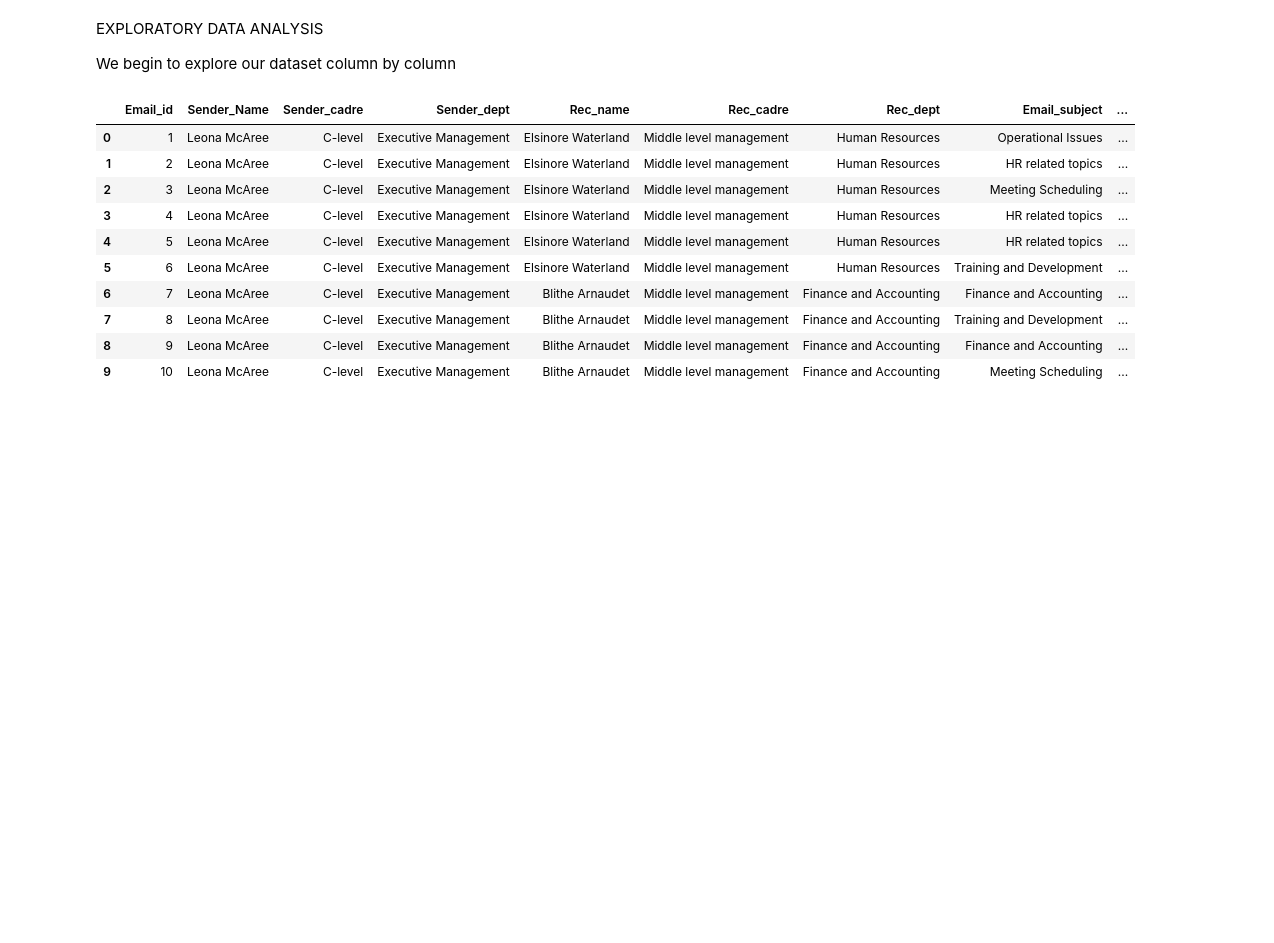
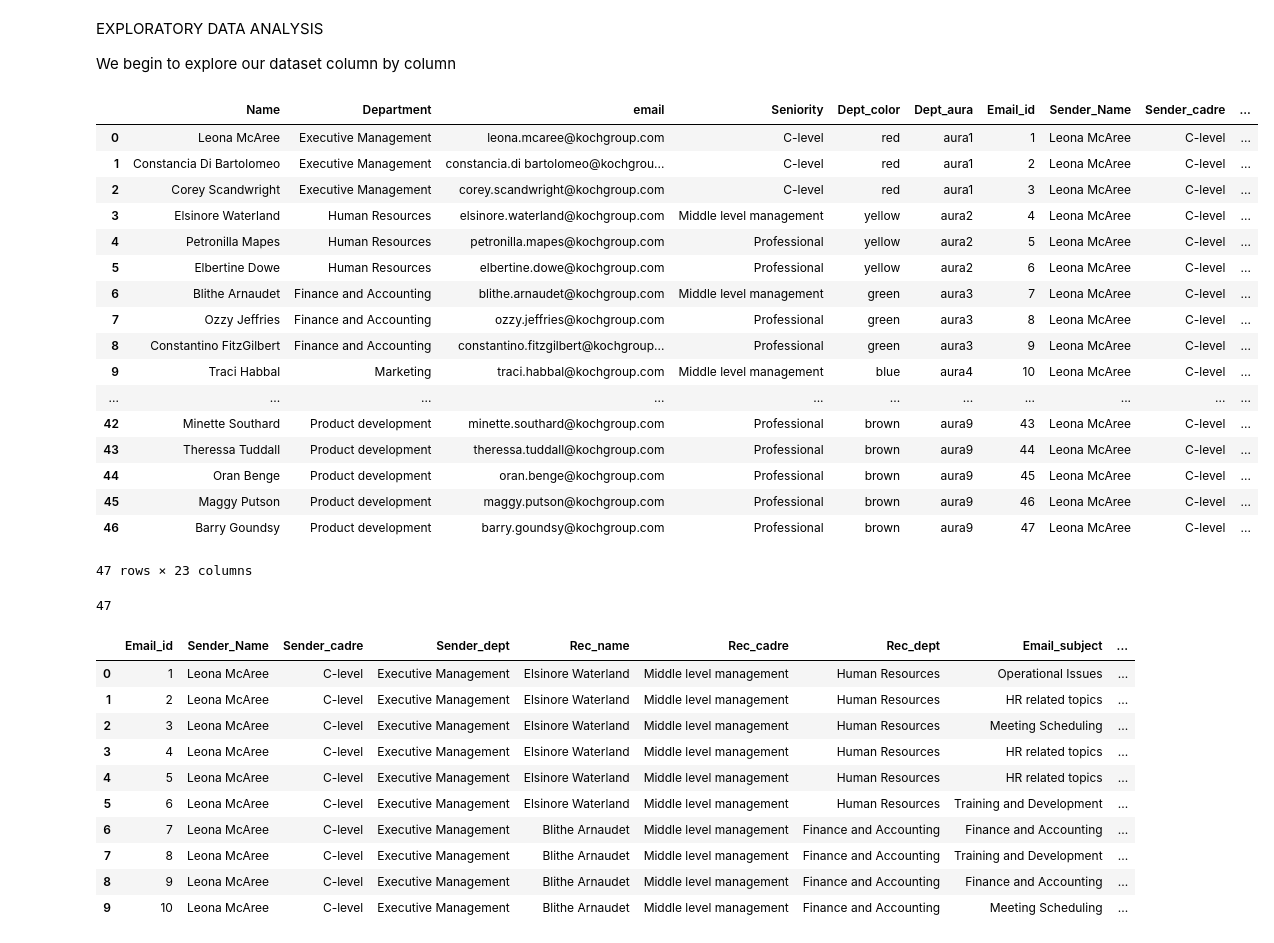
Before and after one commit to djibril968/Python_projects, a Jupyter notebook: Onyx_email_analysis.ipynb, the cells around one changed output. Saved outputs shown, nothing was run; the diff lists cells and outputs as text; code cells hidden in the pictures; blank space fills up the shorter version.

```diff
--- a/Onyx_email_analysis.ipynb
+++ b/Onyx_email_analysis.ipynb
@@ -188,3 +188,33 @@ Email_dim.head()
 EXPLORATORY DATA ANALYSIS
 
 We begin to explore our dataset column by column
+# %%
+#total employees
+#extract data using an inner join
+join_extract = Email_dim.join(Email_fact_data, how = 'inner')
+join_extract
+# %% [output]
+|  | Name | Department | email | Seniority | Dept_color | Dept_aura | Email_id | Sender_Name | Sender_cadre | ... |
+| 0 | Leona McAree | Executive Management | leona.mcaree@kochgroup.com | C-level | red | aura1 | 1 | Leona McAree | C-level | ... |
+| 1 | Constancia Di Bartolomeo | Executive Management | constancia.di bartolomeo@kochgrou... | C-level | red | aura1 | 2 | Leona McAree | C-level | ... |
+| 2 | Corey Scandwright | Executive Management | corey.scandwright@kochgroup.com | C-level | red | aura1 | 3 | Leona McAree | C-level | ... |
+| 3 | Elsinore Waterland | Human Resources | elsinore.waterland@kochgroup.com | Middle level management | yellow | aura2 | 4 | Leona McAree | C-level | ... |
+| 4 | Petronilla Mapes | Human Resources | petronilla.mapes@kochgroup.com | Professional | yellow | aura2 | 5 | Leona McAree | C-level | ... |
+| 5 | Elbertine Dowe | Human Resources | elbertine.dowe@kochgroup.com | Professional | yellow | aura2 | 6 | Leona McAree | C-level | ... |
+| 6 | Blithe Arnaudet | Finance and Accounting | blithe.arnaudet@kochgroup.com | Middle level management | green | aura3 | 7 | Leona McAree | C-level | ... |
+| 7 | Ozzy Jeffries | Finance and Accounting | ozzy.jeffries@kochgroup.com | Professional | green | aura3 | 8 | Leona McAree | C-level | ... |
+| 8 | Constantino FitzGilbert | Finance and Accounting | constantino.fitzgilbert@kochgroup... | Professional | green | aura3 | 9 | Leona McAree | C-level | ... |
+| 9 | Traci Habbal | Marketing | traci.habbal@kochgroup.com | Middle level management | blue | aura4 | 10 | Leona McAree | C-level | ... |
+| ... | ... | ... | ... | ... | ... | ... | ... | ... | ... | ... |
+| 42 | Minette Southard | Product development | minette.southard@kochgroup.com | Professional | brown | aura9 | 43 | Leona McAree | C-level | ... |
+| 43 | Theressa Tuddall | Product development | theressa.tuddall@kochgroup.com | Professional | brown | aura9 | 44 | Leona McAree | C-level | ... |
+| 44 | Oran Benge | Product development | oran.benge@kochgroup.com | Professional | brown | aura9 | 45 | Leona McAree | C-level | ... |
+| 45 | Maggy Putson | Product development | maggy.putson@kochgroup.com | Professional | brown | aura9 | 46 | Leona McAree | C-level | ... |
+| 46 | Barry Goundsy | Product development | barry.goundsy@kochgroup.com | Professional | brown | aura9 | 47 | Leona McAree | C-level | ... |
+47 rows × 23 columns
+# %%
+#total employees
+tot_emp = join_extract['Name'].count()
+tot_emp
+# %% [output]
+47
```
Also changed, not shown: parts of 3 cells of this notebook.
